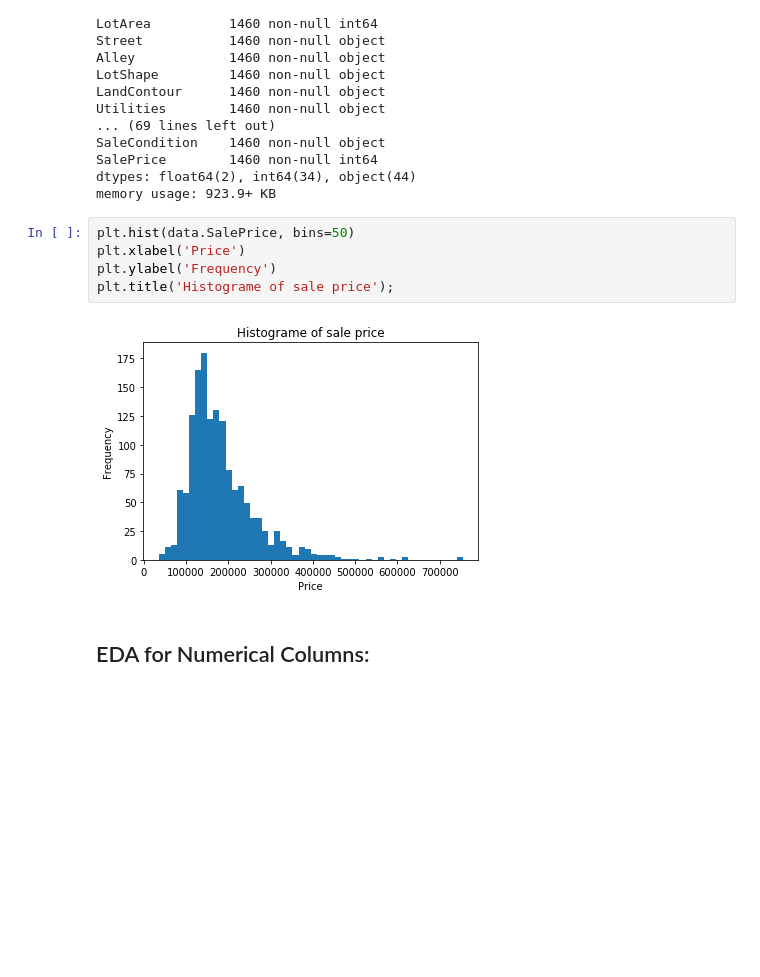
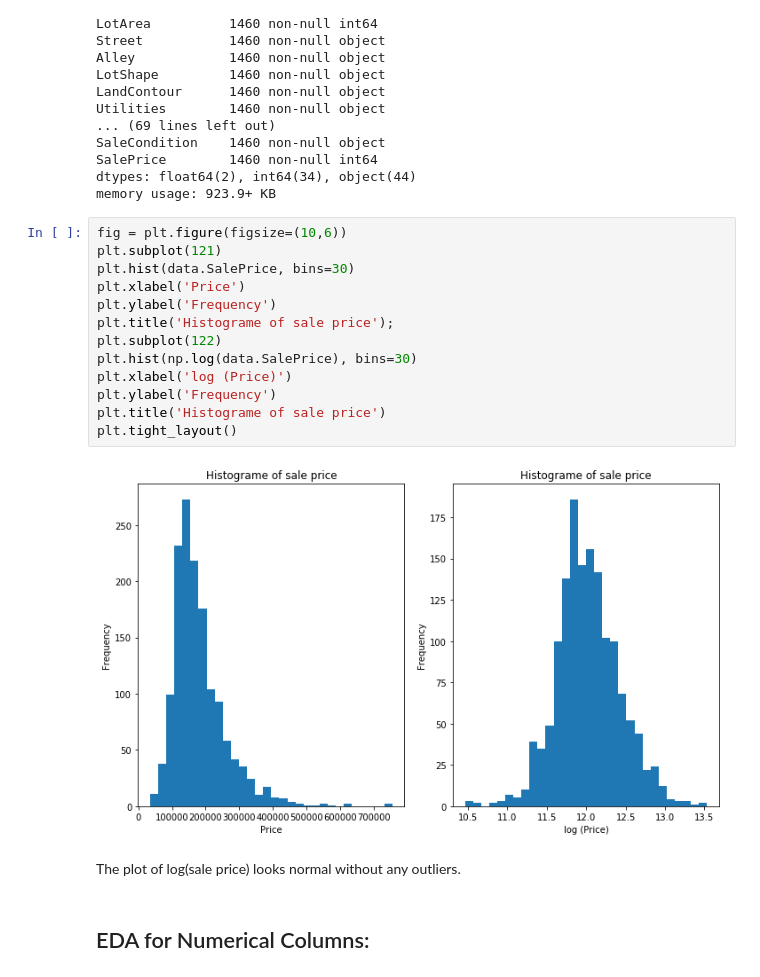
Before and after one commit to Yaohua-Chang/ML-Final-Project, a Jupyter notebook: Tamer/NB Week 1 EDA.ipynb, the cells around one changed output. Cells and saved outputs as stored; diff of their text form; blank space fills up the shorter version.

```diff
--- a/Tamer/NB Week 1 EDA.ipynb
+++ b/Tamer/NB Week 1 EDA.ipynb
@@ -115,12 +115,22 @@ SalePrice        1460 non-null int64
 dtypes: float64(2), int64(34), object(44)
 memory usage: 923.9+ KB
 # %%
-plt.hist(data.SalePrice, bins=50)
+fig = plt.figure(figsize=(10,6))
+plt.subplot(121)
+plt.hist(data.SalePrice, bins=30)
 plt.xlabel('Price')
 plt.ylabel('Frequency')
 plt.title('Histograme of sale price');
+plt.subplot(122)
+plt.hist(np.log(data.SalePrice), bins=30)
+plt.xlabel('log (Price)')
+plt.ylabel('Frequency')
+plt.title('Histograme of sale price')
+plt.tight_layout()
 # %% [output]
-[figure, old version]
+[figure, new version]
+# %% [markdown]
+The plot of log(sale price) looks normal without any outliers.
 # %% [markdown]
 ## EDA for Numerical Columns:
 # %%
```
Also changed, not shown: 4 other files.
